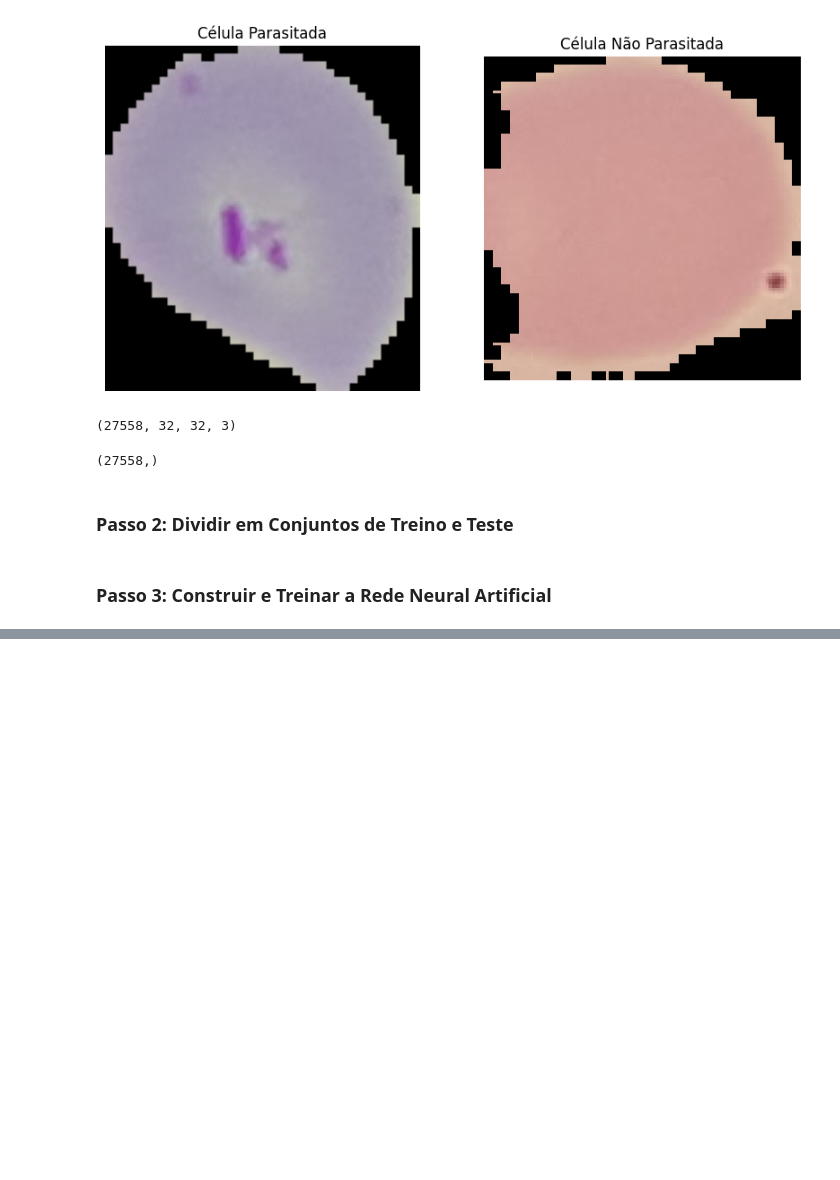
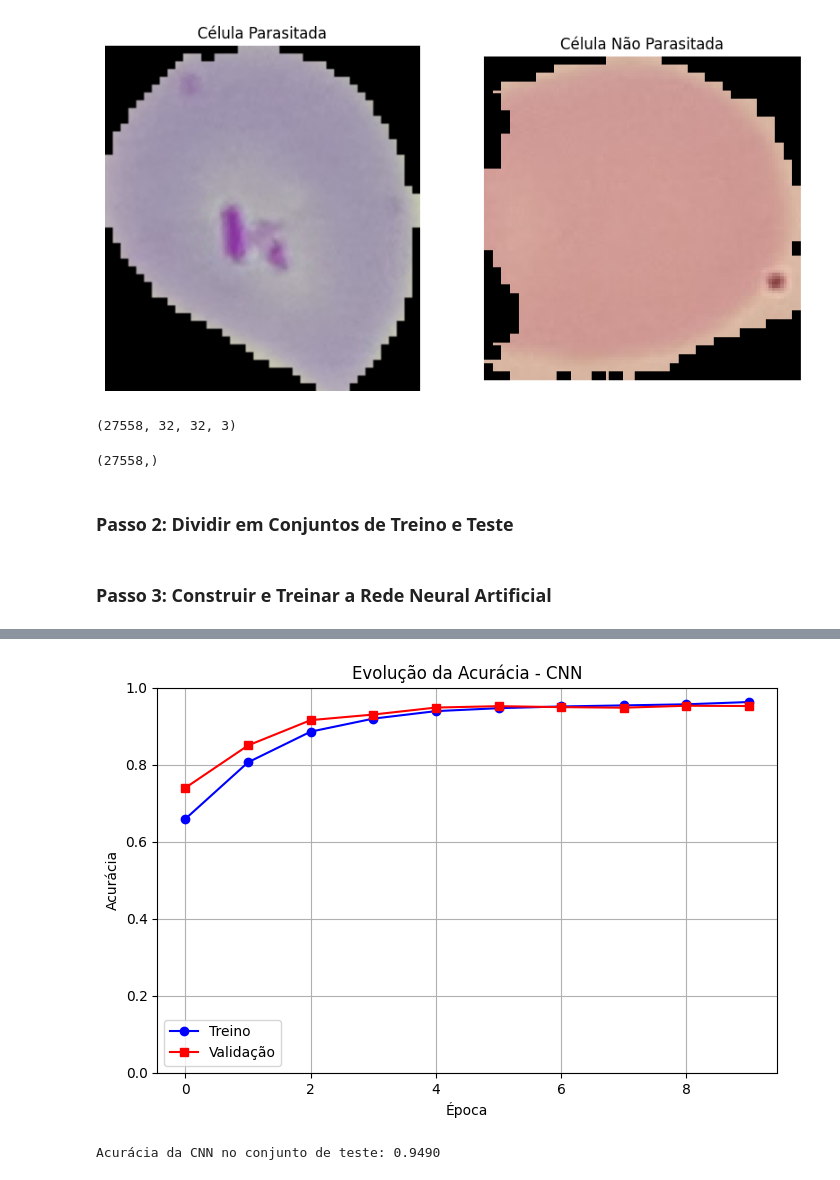
Before and after one commit to Carlos-Biologist/Automated-_Detection_and_Tracking_Pinnipeds_UAVs_YOLO26_-_BoT-SORT, a Jupyter notebook: Mallaria_Cell_COVID19_Radiography.ipynb, the cells around one changed output, grey strips where cells are left out. Cells and saved outputs as stored; diff of their text form; code cells hidden in the pictures; blank space fills up the shorter version.

```diff
--- a/Mallaria_Cell_COVID19_Radiography.ipynb
+++ b/Mallaria_Cell_COVID19_Radiography.ipynb
@@ -130,0 +246,14 @@ history = model.fit(X_train, y_train, epochs=5, batch_size=156,
+# %%
+# Compilar o modelo
+cnn_model.compile(optimizer='Adam',
+                  loss='binary_crossentropy',  # para labels one-hot
+                  metrics=['accuracy'])
+# %%
+# Treinar e validar o modelo
+history_cnn = cnn_model.fit(
+    X_train, y_train,
+    epochs=10,
+    batch_size=156,
+    validation_data=(X_val, y_val),
+    verbose=1
+)
@@ -130,0 +281,22 @@ history = model.fit(X_train, y_train, epochs=5, batch_size=156,
+# %%
+# Plotar acurácia de treino e validação da CNN
+plt.figure(figsize=(8, 5))
+
+plt.plot(history_cnn.history['accuracy'], label='Treino', color='blue', marker='o')
+plt.plot(history_cnn.history['val_accuracy'], label='Validação', color='red', marker='s')
+
+plt.title('Evolução da Acurácia - CNN')
+plt.xlabel('Época')
+plt.ylabel('Acurácia')
+plt.ylim(0, 1)  # eixo Y começa no 0 e vai até 1
+plt.legend()
+plt.grid(True)
+plt.show()
+# %% [output]
+[figure, added]
+# %%
+# Avaliar o desempenho final no conjunto de teste (30% nunca vistos)
+test_loss_cnn, test_acc_cnn = cnn_model.evaluate(X_test, y_test, verbose=0)
+print(f"Acurácia da CNN no conjunto de teste: {test_acc_cnn:.4f}")
+# %% [output]
+Acurácia da CNN no conjunto de teste: 0.9490
```
Also changed, not shown: parts of 24 cells of this notebook.
